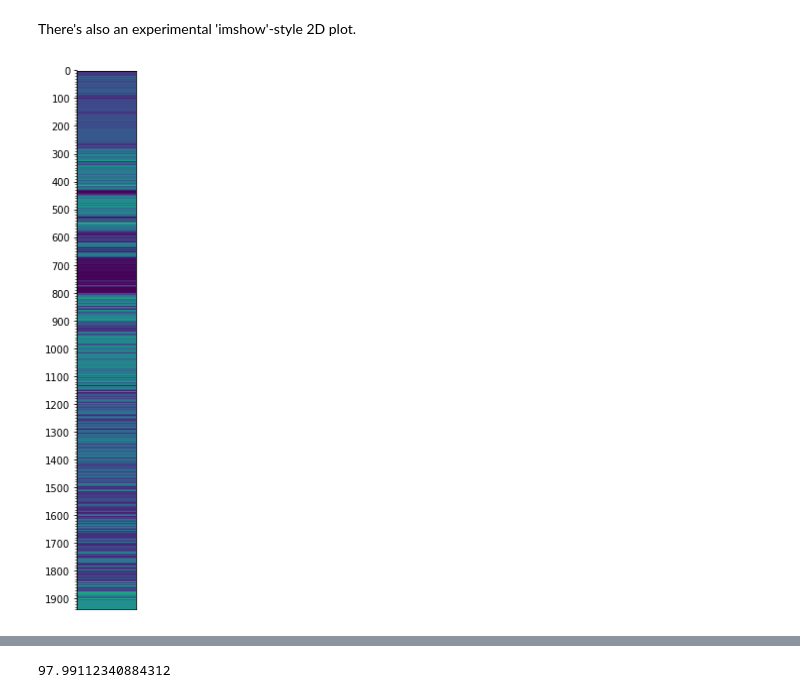
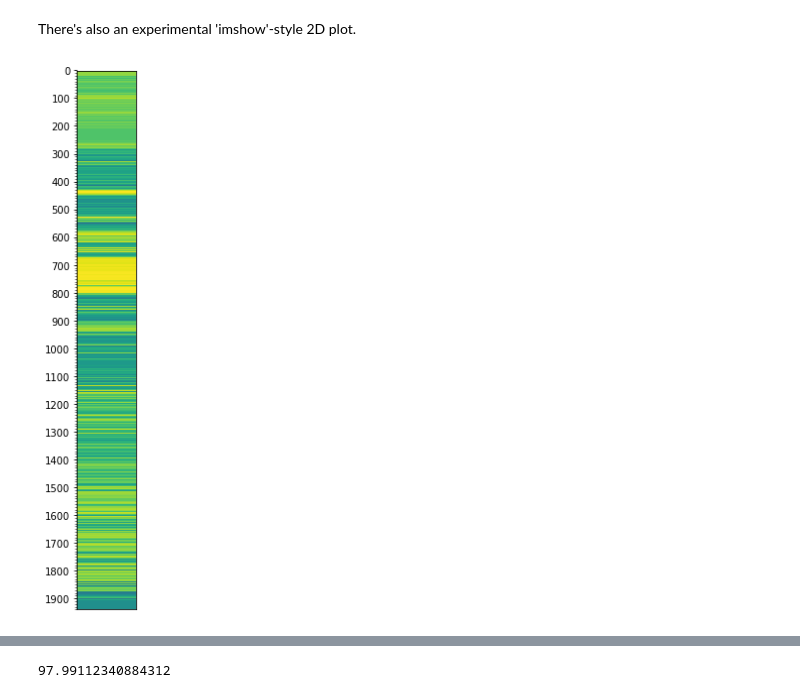
Before and after one commit to agilescientific/welly, a Jupyter notebook: tutorial/Curves.ipynb, the cells around one changed output, grey strips where cells are left out. Drawn from its saved outputs; the diff is of its cells as text; code cells hidden in the pictures.

```diff
--- a/tutorial/Curves.ipynb
+++ b/tutorial/Curves.ipynb
@@ -134,6 +130,6 @@ gr.plot(lw=0.5)
 # %% [markdown]
 There's also an experimental 'imshow'-style 2D plot.
 # %%
-gr.plot_2d()
+gr.plot_2d(cmap='viridis_r')
 # %% [output]
-[figure, old version]
+[figure, new version]
```
Also changed, not shown: parts of 4 cells of this notebook.
